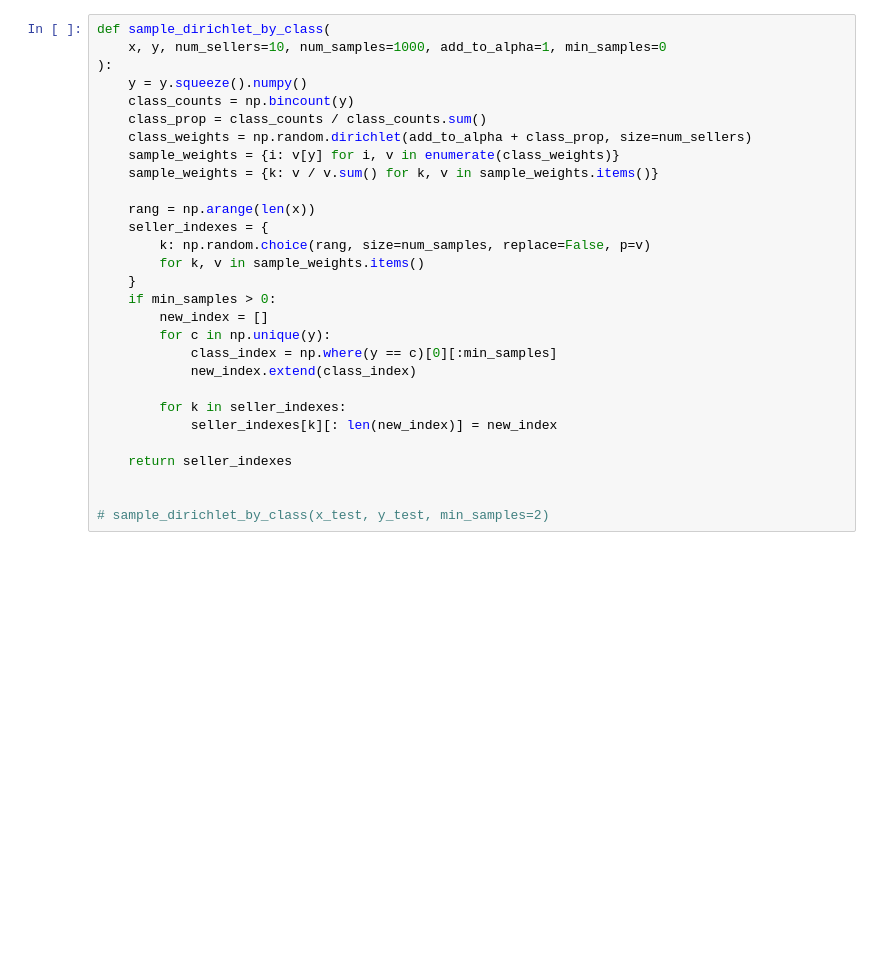
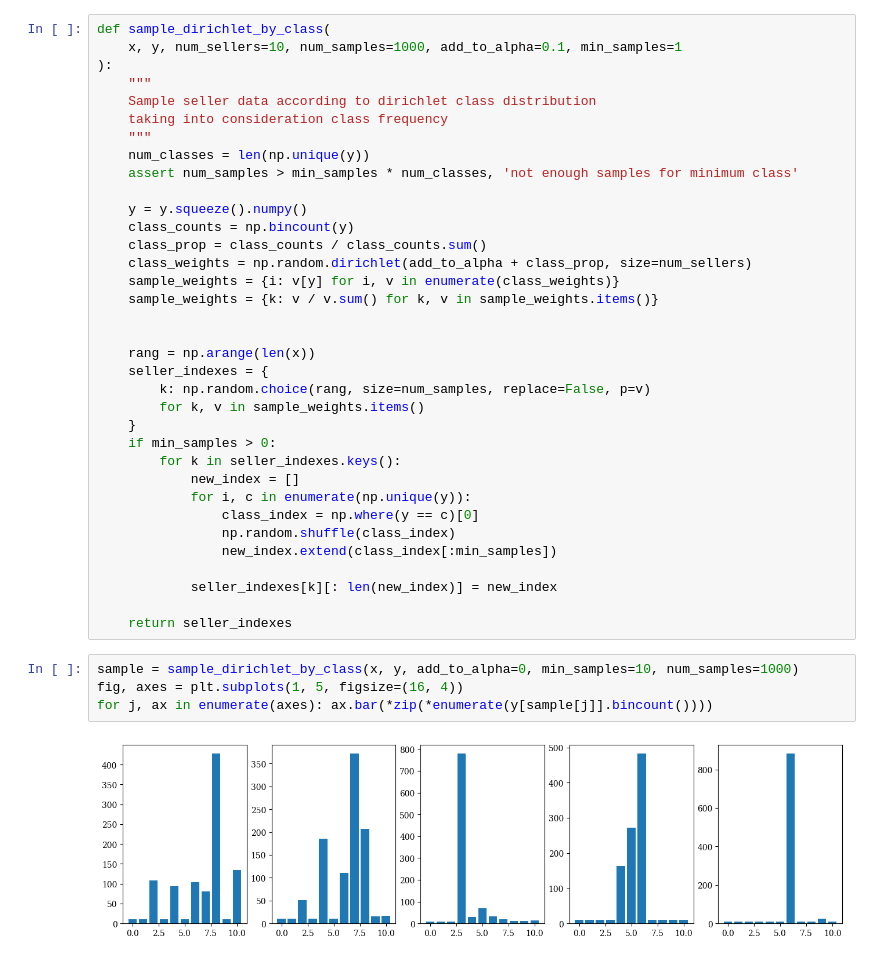
Before and after one commit to clu5/data-valuation, a Jupyter notebook: nbs/4-Utility-Experiments.ipynb, the cells around one changed output. Cells and saved outputs as stored; diff of their text form; blank space fills up the shorter version.

```diff
--- a/nbs/4-Utility-Experiments.ipynb
+++ b/nbs/4-Utility-Experiments.ipynb
@@ -174,7 +114,14 @@ plt.show()
 # %%
 def sample_dirichlet_by_class(
-    x, y, num_sellers=10, num_samples=1000, add_to_alpha=1, min_samples=0
+    x, y, num_sellers=10, num_samples=1000, add_to_alpha=0.1, min_samples=1
 ):
+    """
+    Sample seller data according to dirichlet class distribution
+    taking into consideration class frequency
+    """
+    num_classes = len(np.unique(y))
+    assert num_samples > min_samples * num_classes, 'not enough samples for minimum class'
+
     y = y.squeeze().numpy()
     class_counts = np.bincount(y)
     class_prop = class_counts / class_counts.sum()
@@ -182,24 +129,29 @@ def sample_dirichlet_by_class(
     sample_weights = {i: v[y] for i, v in enumerate(class_weights)}
     sample_weights = {k: v / v.sum() for k, v in sample_weights.items()}
 
+
     rang = np.arange(len(x))
     seller_indexes = {
         k: np.random.choice(rang, size=num_samples, replace=False, p=v)
         for k, v in sample_weights.items()
     }
     if min_samples > 0:
-        new_index = []
-        for c in np.unique(y):
-            class_index = np.where(y == c)[0][:min_samples]
-            new_index.extend(class_index)
+        for k in seller_indexes.keys():
+            new_index = []
+            for i, c in enumerate(np.unique(y)):
+                class_index = np.where(y == c)[0]
+                np.random.shuffle(class_index)
+                new_index.extend(class_index[:min_samples])
 
-        for k in seller_indexes:
             seller_indexes[k][: len(new_index)] = new_index
 
     return seller_indexes
-
-
-# sample_dirichlet_by_class(x_test, y_test, min_samples=2)
+# %%
+sample = sample_dirichlet_by_class(x, y, add_to_alpha=0, min_samples=10, num_samples=1000)
+fig, axes = plt.subplots(1, 5, figsize=(16, 4))
+for j, ax in enumerate(axes): ax.bar(*zip(*enumerate(y[sample[j]].bincount())))
+# %% [output]
+[figure, added]
 # %%
 def compute_utility(
     x_train,
```
Also changed, not shown: parts of 21 cells of this notebook, 7 other files.
